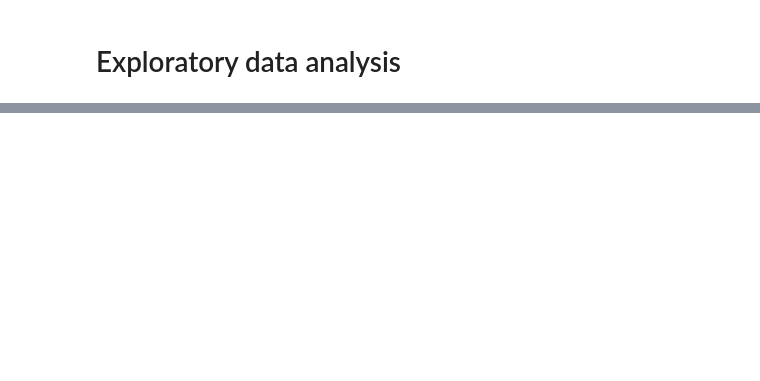
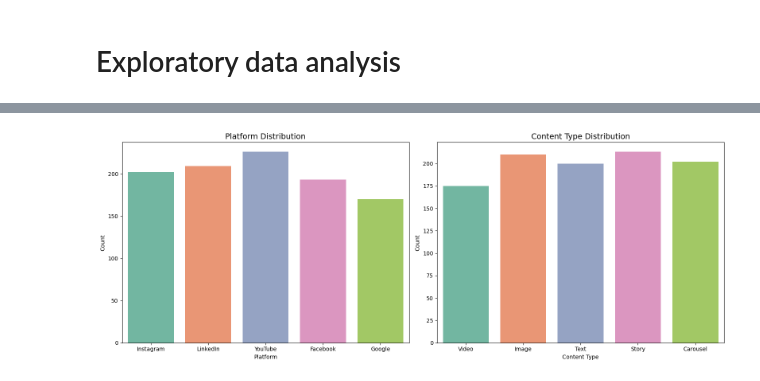
Before and after one commit to G-Bielokozowicz/Advertising-Campaign-Performance-Analysis, a Jupyter notebook: main.ipynb, the cells around one changed output, grey strips where cells are left out. Drawn from its saved outputs; the diff is of its cells as text; code cells hidden in the pictures; blank space fills up the shorter version.

Commit message:
Added histograms/distribution charts for every column

```diff
--- a/main.ipynb
+++ b/main.ipynb
@@ -76,0 +108,30 @@ df.describe()
+# %%
+# Platform and content type distribution
+plt.figure(figsize=(16,6))
+
+plt.subplot(1,2,1)
+sns.countplot(
+    data=df,
+    x='Platform',
+    palette='Set2',
+    hue='Platform'
+)
+plt.title("Platform Distribution",size=14)
+plt.ylabel("Count")
+
+
+
+plt.subplot(1,2,2)
+sns.countplot(
+    data=df,
+    x='Content_Type',
+    palette='Set2',
+    hue='Content_Type'
+)
+plt.title("Content Type Distribution",size=14)
+plt.ylabel("Count")
+plt.xlabel("Content Type")
+plt.tight_layout()
+plt.show()
+# %% [output]
+[figure, added]
```
Also changed, not shown: parts of 5 cells of this notebook.
